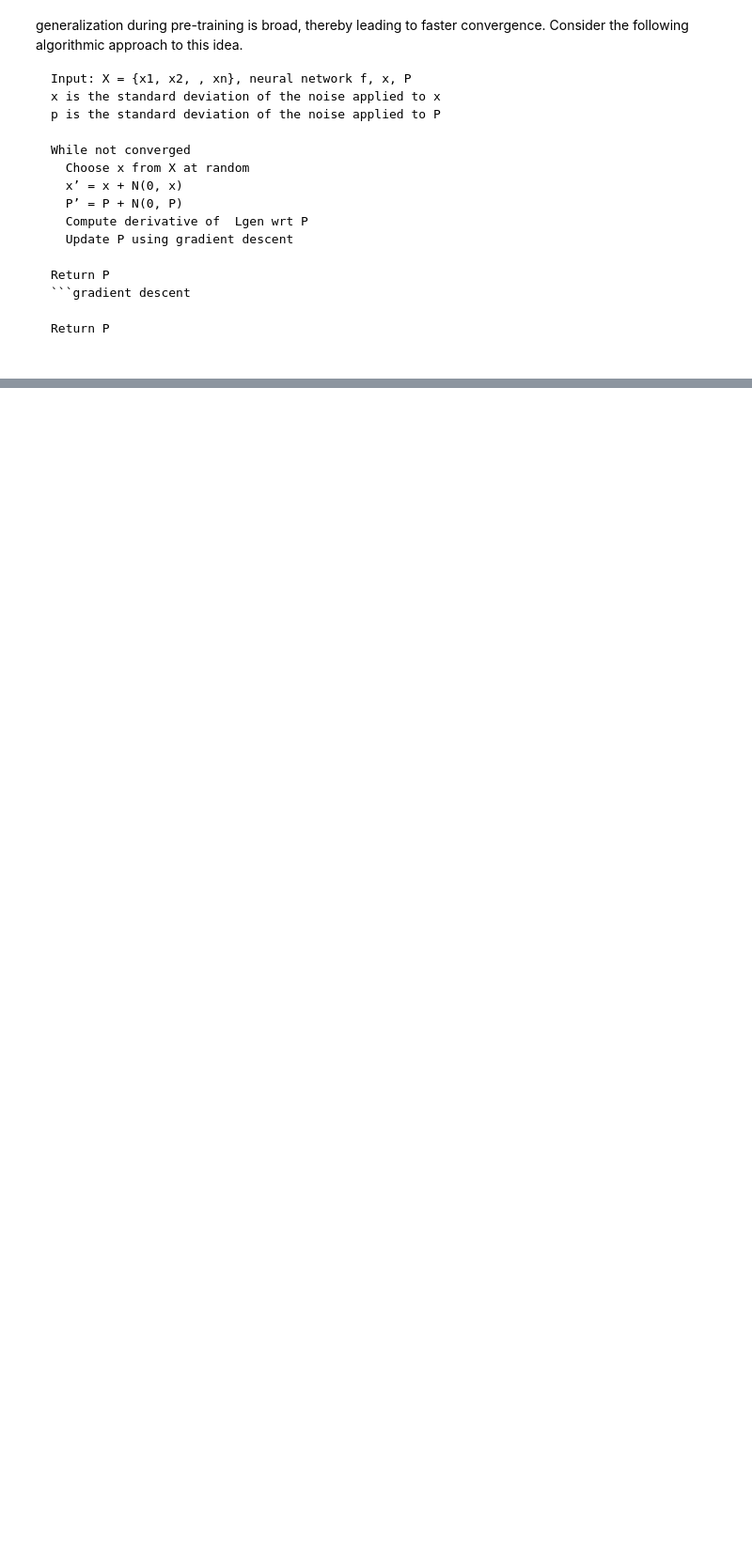
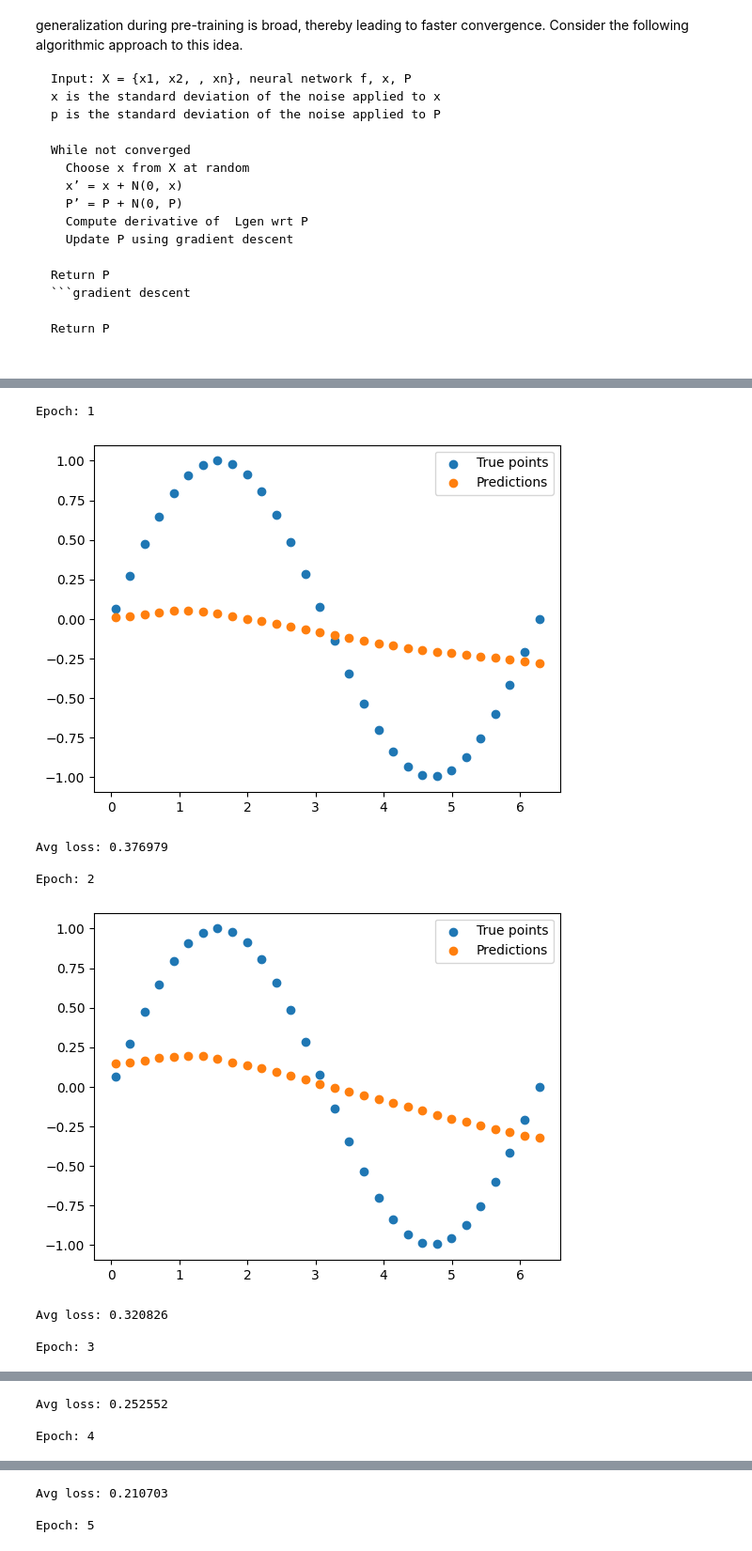
Before and after one commit to AS0berle/generalization-preconditioning, a Jupyter notebook: initial_exploration/exploration.ipynb, the cells around one changed output, grey strips where cells are left out. Shown at 94% size. Saved outputs shown, nothing was run; the diff lists cells and outputs as text; code cells hidden in the pictures; blank space fills up the shorter version.

```diff
--- a/initial_exploration/exploration.ipynb
+++ b/initial_exploration/exploration.ipynb
@@ -178,0 +232,33 @@ Done!
+# %%
+# Pretraining:
+precond_epochs = 100
+precond_network = TinyModel()
+precond_prime_net = TinyModel()
+
+precond_lr = 5e-3
+precond_optimizer = torch.optim.SGD(precond_network.parameters(), lr=precond_lr)
+training_optimizer = torch.optim.SGD(precond_network.parameters(), lr=learning_rate)
+
+precond_losses = []
+precond_training_losses = []
+# %%
+for t in range(precond_epochs):
+    precond_losses.append(precond_loop(precond_network, precond_prime_net, train_dataloader, nbd_loss, precond_optimizer))
+
+for t in range(epochs):
+    #print(f"Epoch {t+1}\n-------------------------------")
+    precond_training_losses.append(train_loop(train_dataloader, precond_network, loss_function, training_optimizer))
+    if (t + 1) < 16 or (t+1) % int(.2 * epochs) == 0:
+        print(f"Epoch: {t+1}")
+        test_loop(test_dataloader, precond_network, loss_function)
+print("Done!")
+# %% [output]
+Epoch: 1
+[figure, added]
+Avg loss: 0.376979
+
+Epoch: 2
+[figure, added]
+Avg loss: 0.320826
+
+Epoch: 3
@@ -178,0 +266,3 @@ Done!
+Avg loss: 0.252552
+
+Epoch: 4
@@ -178,0 +270,3 @@ Done!
+Avg loss: 0.210703
+
+Epoch: 5
```
Also changed, not shown: parts of 8 cells of this notebook.
